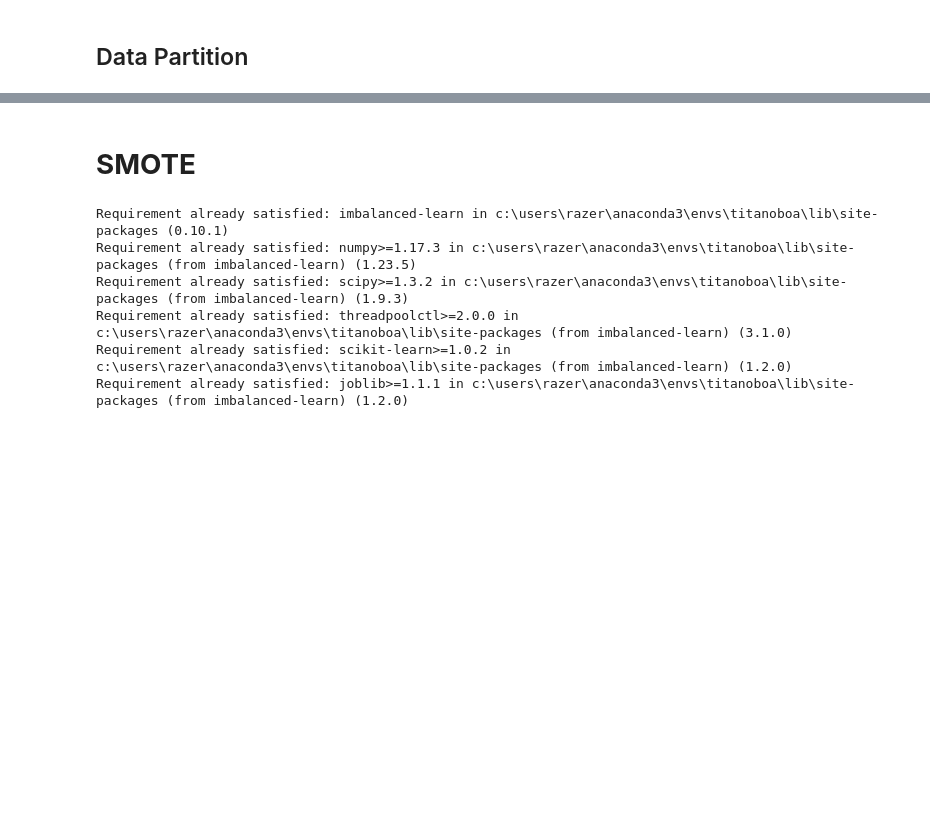
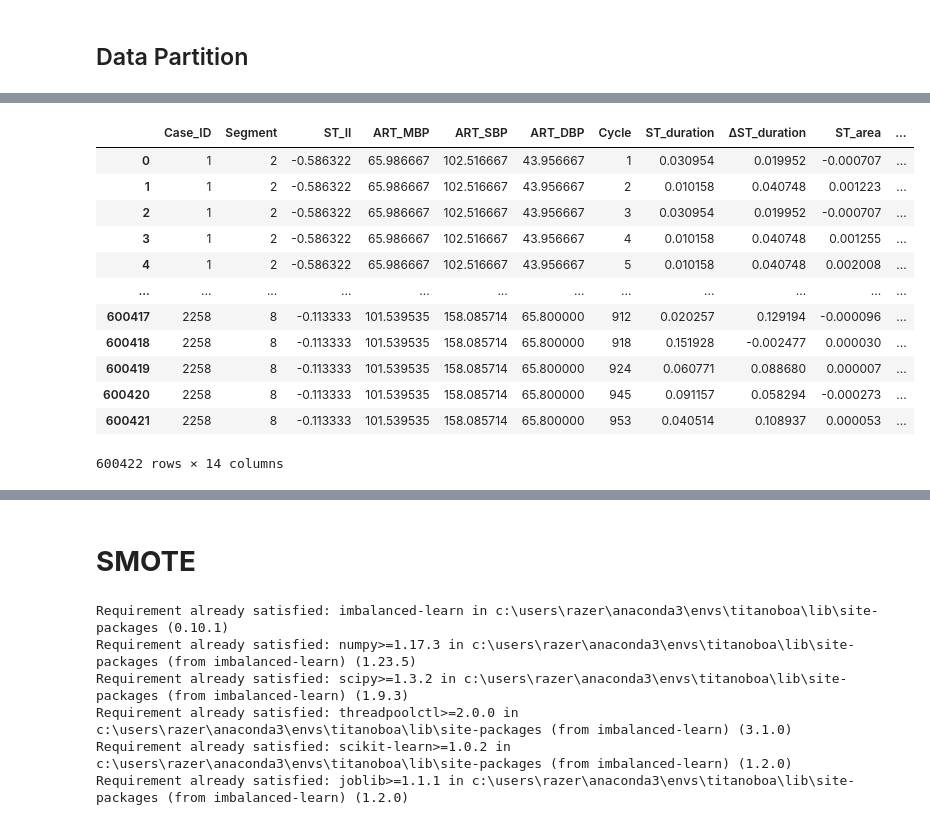
Before and after one commit to RafsanJany-44/Snake_ARC, a Jupyter notebook: VitalDB_ML_Classification_10.04.2023_anaconda_local_SHAP.ipynb, the cells around one changed output, grey strips where cells are left out. Drawn from its saved outputs; the diff is of its cells as text; code cells hidden in the pictures; blank space fills up the shorter version.

```diff
--- a/VitalDB_ML_Classification_10.04.2023_anaconda_local_SHAP.ipynb
+++ b/VitalDB_ML_Classification_10.04.2023_anaconda_local_SHAP.ipynb
@@ -476,3 +466,19 @@ y_train = y[:train_last_idx+1]
 
 X_test = X.iloc[train_last_idx+1:,:]
 y_test = y[train_last_idx+1:]
+# %%
+X_train
+# %% [output]
+|  | Case_ID | Segment | ST_II | ART_MBP | ART_SBP | ART_DBP | Cycle | ST_duration | ΔST_duration | ST_area | ... |
+| 0 | 1 | 2 | -0.586322 | 65.986667 | 102.516667 | 43.956667 | 1 | 0.030954 | 0.019952 | -0.000707 | ... |
+| 1 | 1 | 2 | -0.586322 | 65.986667 | 102.516667 | 43.956667 | 2 | 0.010158 | 0.040748 | 0.001223 | ... |
+| 2 | 1 | 2 | -0.586322 | 65.986667 | 102.516667 | 43.956667 | 3 | 0.030954 | 0.019952 | -0.000707 | ... |
+| 3 | 1 | 2 | -0.586322 | 65.986667 | 102.516667 | 43.956667 | 4 | 0.010158 | 0.040748 | 0.001255 | ... |
+| 4 | 1 | 2 | -0.586322 | 65.986667 | 102.516667 | 43.956667 | 5 | 0.010158 | 0.040748 | 0.002008 | ... |
+| ... | ... | ... | ... | ... | ... | ... | ... | ... | ... | ... | ... |
+| 600417 | 2258 | 8 | -0.113333 | 101.539535 | 158.085714 | 65.800000 | 912 | 0.020257 | 0.129194 | -0.000096 | ... |
+| 600418 | 2258 | 8 | -0.113333 | 101.539535 | 158.085714 | 65.800000 | 918 | 0.151928 | -0.002477 | 0.000030 | ... |
+| 600419 | 2258 | 8 | -0.113333 | 101.539535 | 158.085714 | 65.800000 | 924 | 0.060771 | 0.088680 | 0.000007 | ... |
+| 600420 | 2258 | 8 | -0.113333 | 101.539535 | 158.085714 | 65.800000 | 945 | 0.091157 | 0.058294 | -0.000273 | ... |
+| 600421 | 2258 | 8 | -0.113333 | 101.539535 | 158.085714 | 65.800000 | 953 | 0.040514 | 0.108937 | 0.000053 | ... |
+600422 rows × 14 columns
```
Also changed, not shown: parts of 14 cells of this notebook.
